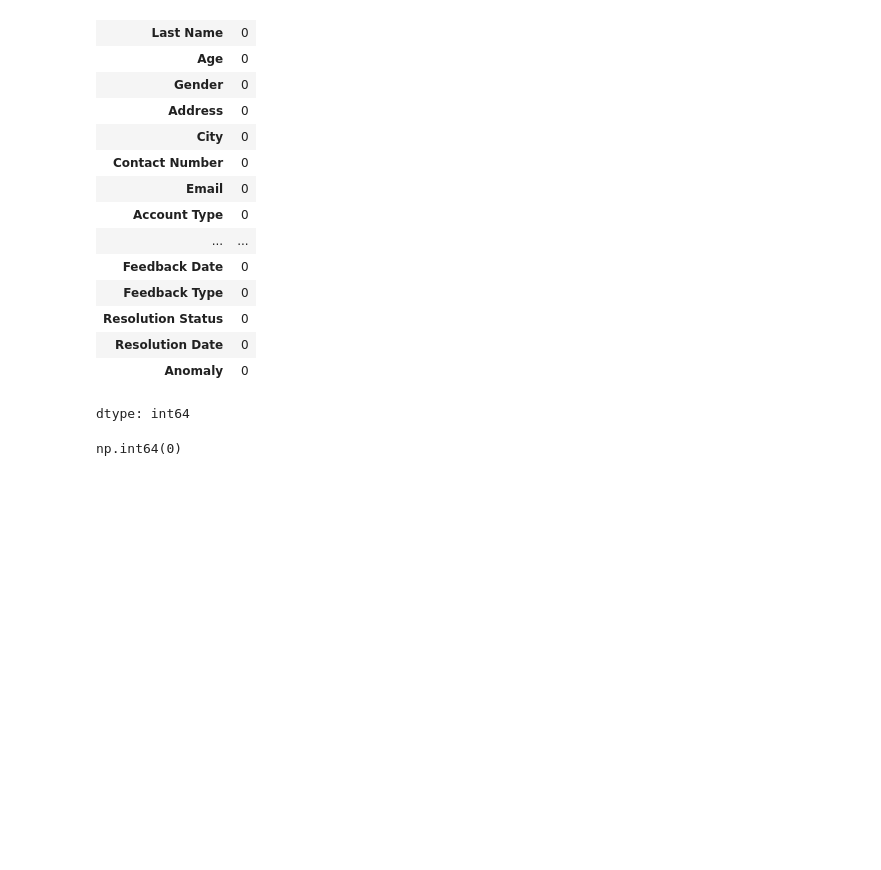
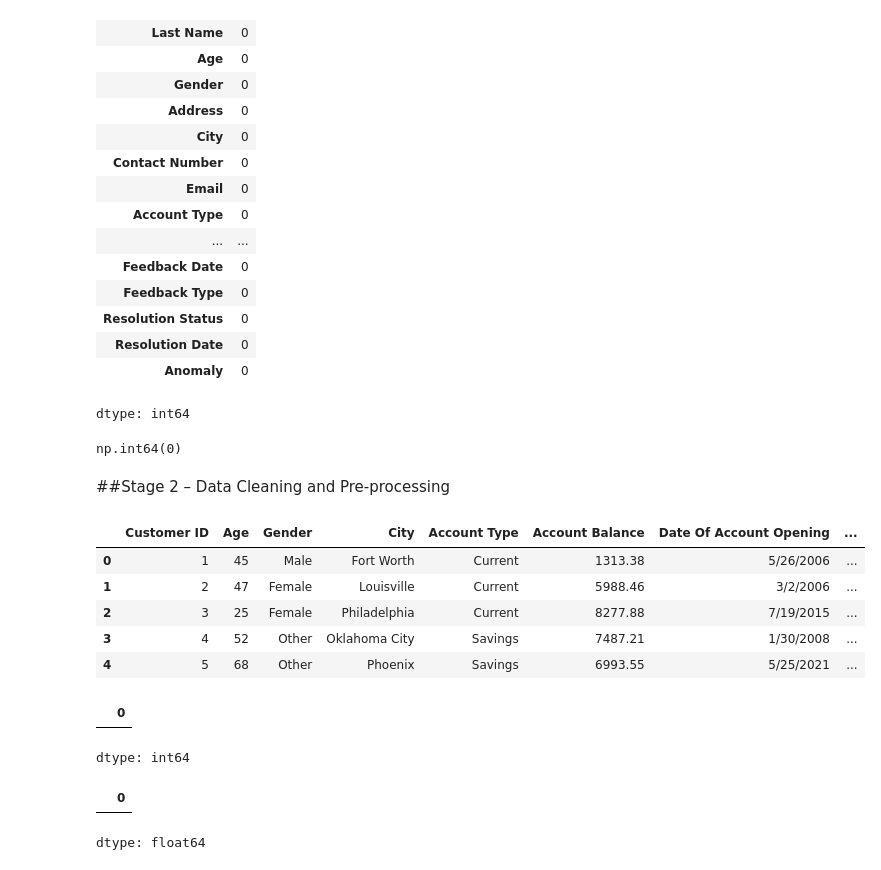
Before and after one commit to madhubalaselvaraj25-cell/Customer-Banking-Financial-Analytics-Using-Python-and-Power-BI, a Jupyter notebook: Customer_Banking_and_Financial_Analytics.ipynb, the cells around one changed output. Drawn from its saved outputs; the diff is of its cells as text; code cells hidden in the pictures; blank space fills up the shorter version.

```diff
--- a/Customer_Banking_and_Financial_Analytics.ipynb
+++ b/Customer_Banking_and_Financial_Analytics.ipynb
@@ -301,3 +303,18 @@ dtype: int64
 df.analysis.duplicated().sum()
 # %% [output]
 np.int64(0)
+# %% [markdown]
+##Stage 2 – Data Cleaning and Pre-processing
+# %%
+# Create a clean working copy
+
+df_clean = df.analysis.copy()
+
+df_clean.head()
+# %% [output]
+|  | Customer ID | Age | Gender | City | Account Type | Account Balance | Date Of Account Opening | ... |
+| 0 | 1 | 45 | Male | Fort Worth | Current | 1313.38 | 5/26/2006 | ... |
+| 1 | 2 | 47 | Female | Louisville | Current | 5988.46 | 3/2/2006 | ... |
+| 2 | 3 | 25 | Female | Philadelphia | Current | 8277.88 | 7/19/2015 | ... |
+| 3 | 4 | 52 | Other | Oklahoma City | Savings | 7487.21 | 1/30/2008 | ... |
+| 4 | 5 | 68 | Other | Phoenix | Savings | 6993.55 | 5/25/2021 | ... |
@@ -303,0 +327,14 @@ np.int64(0)
+# %%
+missing_values[missing_values > 0].sort_values(ascending=False)
+# %% [output]
+|  | 0 |
+dtype: int64
+# %%
+# Check Missing Value Percentage
+
+missing_percentage =  (df_clean.isnull().sum() / len(df)) * 100
+
+missing_percentage[missing_percentage>0].sort_values(ascending=False)
+# %% [output]
+|  | 0 |
+dtype: float64
```
Also changed, not shown: parts of 43 cells of this notebook.
